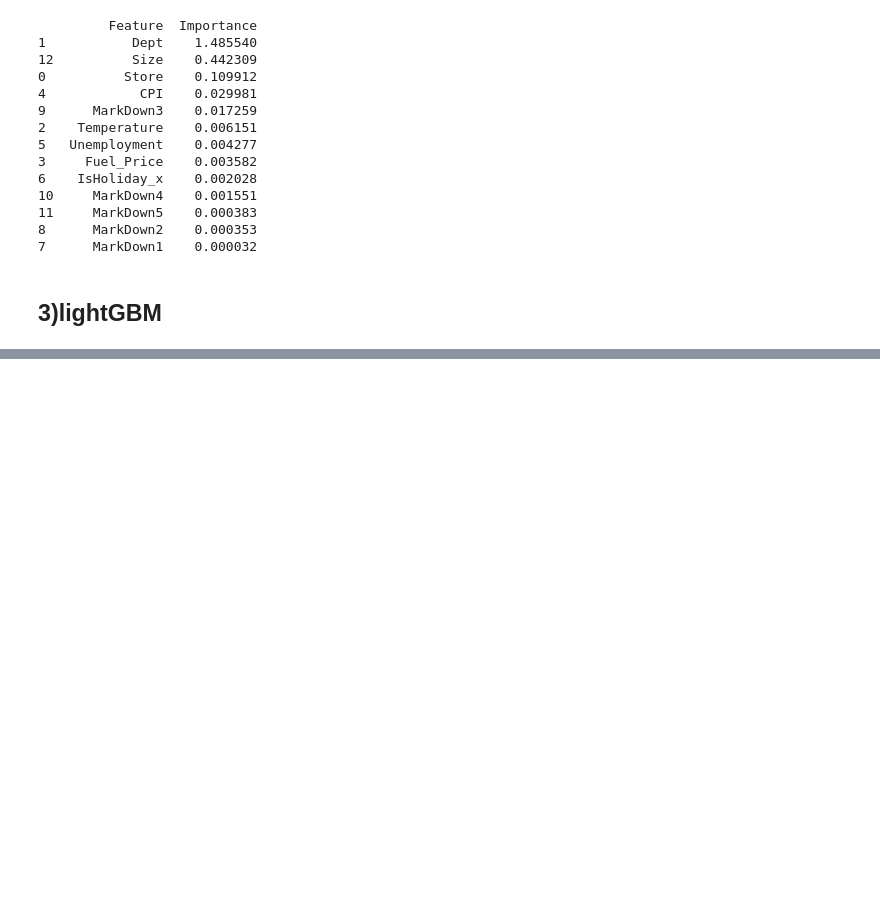
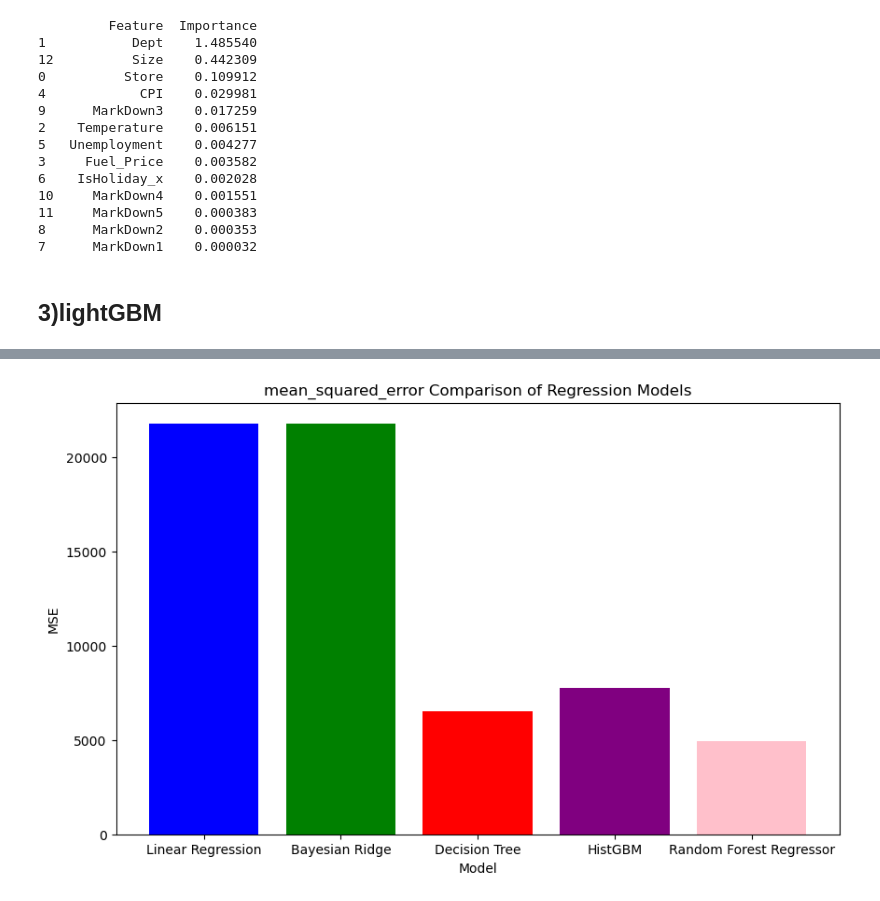
Before and after one commit to GARGI-GHORAI/soil-pollution-diseases, a Jupyter notebook: Regression Analysis.ipynb, the cells around one changed output, grey strips where cells are left out. Saved outputs shown, nothing was run; the diff lists cells and outputs as text; code cells hidden in the pictures; blank space fills up the shorter version.

```diff
--- a/Regression Analysis.ipynb
+++ b/Regression Analysis.ipynb
@@ -390,0 +467,17 @@ Feature Importances:
+# %%
+import matplotlib.pyplot as plt
+mean_squared_error = {
+    'Linear Regression': 21781.89053609102 ,
+    'Bayesian Ridge':  21782.084694659898,
+    'Decision Tree': 6502.750669265445,
+    'HistGBM':  7752.178696033755,
+    'Random Forest Regressor' : 4933.587356243589
+}
+plt.figure(figsize=(10, 6))
+plt.bar(mean_squared_error.keys(), mean_squared_error.values(), color=['blue', 'green', 'red', 'purple','pink'])
+plt.xlabel('Model')
+plt.ylabel('MSE')
+plt.title('mean_squared_error Comparison of Regression Models')
+plt.show()
+# %% [output]
+[figure, added]
```
Also changed, not shown: parts of 12 cells of this notebook, 2 other files.
